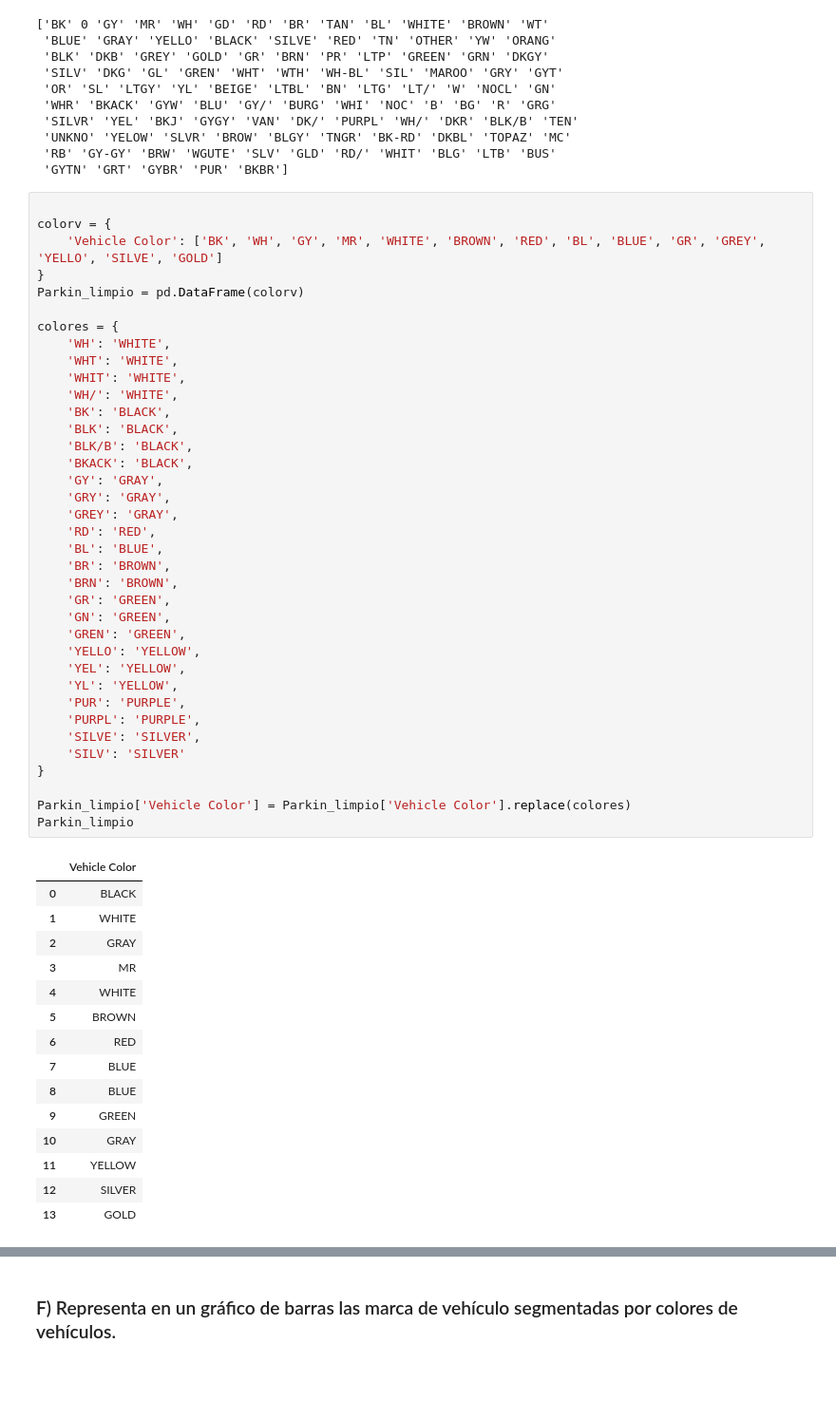
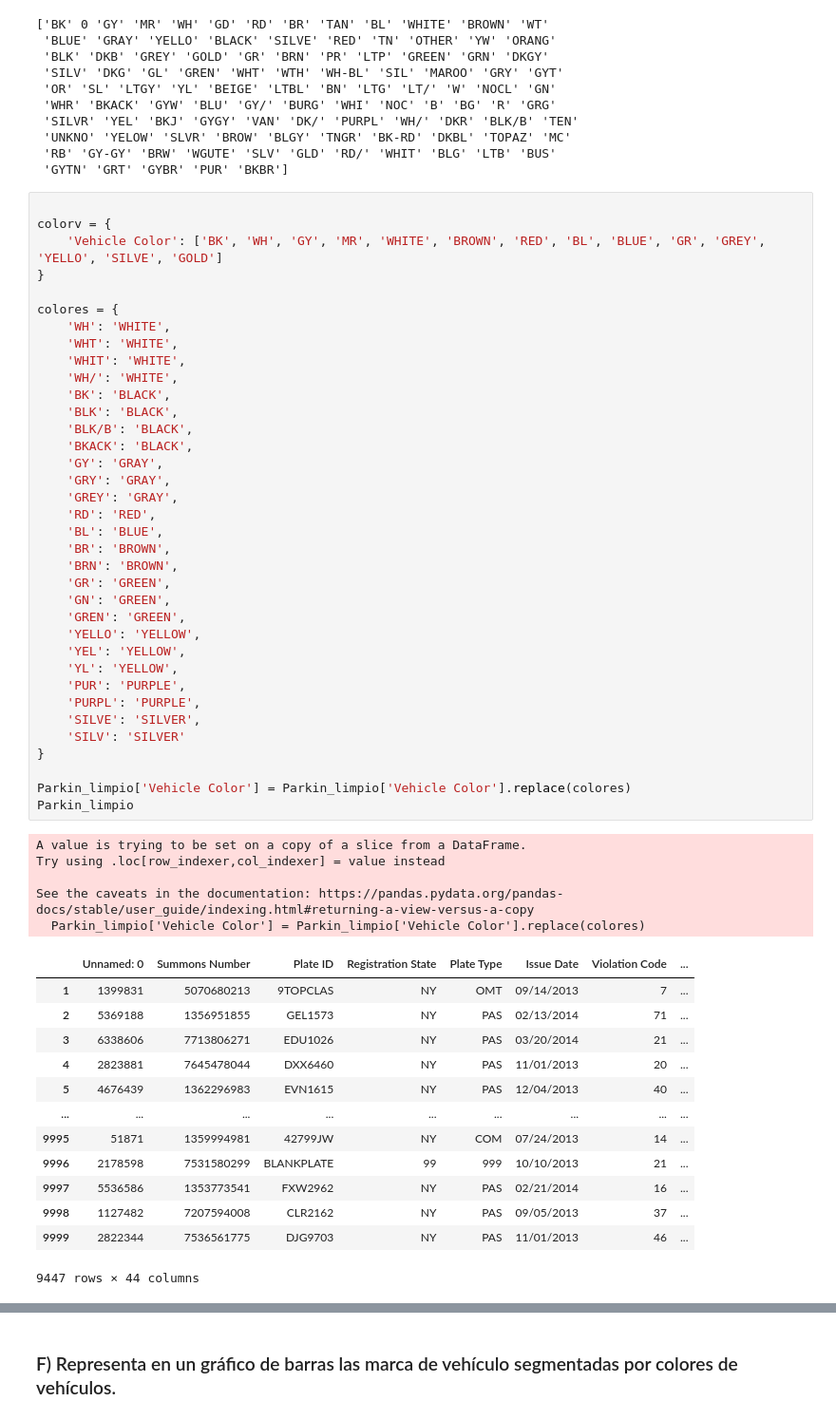
Before and after one commit to BalentinaAE/Pandas, a Jupyter notebook: ProyectoPandas_Github.ipynb, the cells around one changed output, grey strips where cells are left out. Shown at 95% size. Cells and saved outputs as stored; diff of their text form; blank space fills up the shorter version.

Commit message:
Actualización del archivo ProyectoPandas_Github

```diff
--- a/ProyectoPandas_Github.ipynb
+++ b/ProyectoPandas_Github.ipynb
@@ -146,51 +146,53 @@ print(colores_unicos)
 colorv = {
     'Vehicle Color': ['BK', 'WH', 'GY', 'MR', 'WHITE', 'BROWN', 'RED', 'BL', 'BLUE', 'GR', 'GREY', 'YELLO', 'SILVE', 'GOLD']
 }
-Parkin_limpio = pd.DataFrame(colorv)
 
 colores = {
     'WH': 'WHITE',
     'WHT': 'WHITE',
     'WHIT': 'WHITE',
     'WH/': 'WHITE',
     'BK': 'BLACK',
     'BLK': 'BLACK',
     'BLK/B': 'BLACK',
     'BKACK': 'BLACK',
     'GY': 'GRAY',
     'GRY': 'GRAY',
     'GREY': 'GRAY',
     'RD': 'RED',
     'BL': 'BLUE',
     'BR': 'BROWN',
     'BRN': 'BROWN',
     'GR': 'GREEN',
     'GN': 'GREEN',
     'GREN': 'GREEN',
     'YELLO': 'YELLOW',
     'YEL': 'YELLOW',
     'YL': 'YELLOW',
     'PUR': 'PURPLE',
     'PURPL': 'PURPLE',
     'SILVE': 'SILVER',
     'SILV': 'SILVER'
 }
 
 Parkin_limpio['Vehicle Color'] = Parkin_limpio['Vehicle Color'].replace(colores)
 Parkin_limpio
 # %% [output]
+A value is trying to be set on a copy of a slice from a DataFrame.
+Try using .loc[row_indexer,col_indexer] = value instead
+
+See the caveats in the documentation: https://pandas.pydata.org/pandas-docs/stable/user_guide/indexing.html#returning-a-view-versus-a-copy
+  Parkin_limpio['Vehicle Color'] = Parkin_limpio['Vehicle Color'].replace(colores)
-|  | Vehicle Color |
-| 0 | BLACK |
-| 1 | WHITE |
-| 2 | GRAY |
-| 3 | MR |
-| 4 | WHITE |
-| 5 | BROWN |
-| 6 | RED |
-| 7 | BLUE |
-| 8 | BLUE |
-| 9 | GREEN |
-| 10 | GRAY |
-| 11 | YELLOW |
-| 12 | SILVER |
-| 13 | GOLD |
+|  | Unnamed: 0 | Summons Number | Plate ID | Registration State | Plate Type | Issue Date | Violation Code | ... |
+| 1 | 1399831 | 5070680213 | 9TOPCLAS | NY | OMT | 09/14/2013 | 7 | ... |
+| 2 | 5369188 | 1356951855 | GEL1573 | NY | PAS | 02/13/2014 | 71 | ... |
+| 3 | 6338606 | 7713806271 | EDU1026 | NY | PAS | 03/20/2014 | 21 | ... |
+| 4 | 2823881 | 7645478044 | DXX6460 | NY | PAS | 11/01/2013 | 20 | ... |
+| 5 | 4676439 | 1362296983 | EVN1615 | NY | PAS | 12/04/2013 | 40 | ... |
+| ... | ... | ... | ... | ... | ... | ... | ... | ... |
+| 9995 | 51871 | 1359994981 | 42799JW | NY | COM | 07/24/2013 | 14 | ... |
+| 9996 | 2178598 | 7531580299 | BLANKPLATE | 99 | 999 | 10/10/2013 | 21 | ... |
+| 9997 | 5536586 | 1353773541 | FXW2962 | NY | PAS | 02/21/2014 | 16 | ... |
+| 9998 | 1127482 | 7207594008 | CLR2162 | NY | PAS | 09/05/2013 | 37 | ... |
+| 9999 | 2822344 | 7536561775 | DJG9703 | NY | PAS | 11/01/2013 | 46 | ... |
+9447 rows × 44 columns
```
Also changed, not shown: parts of 2 cells of this notebook.
